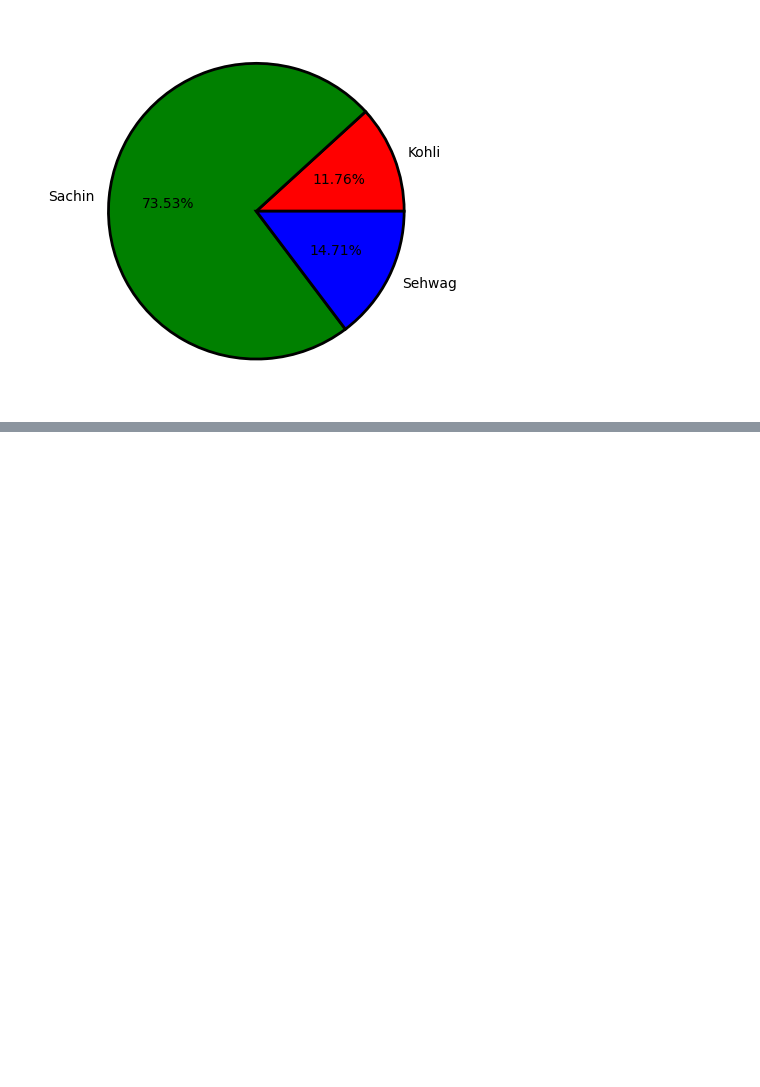
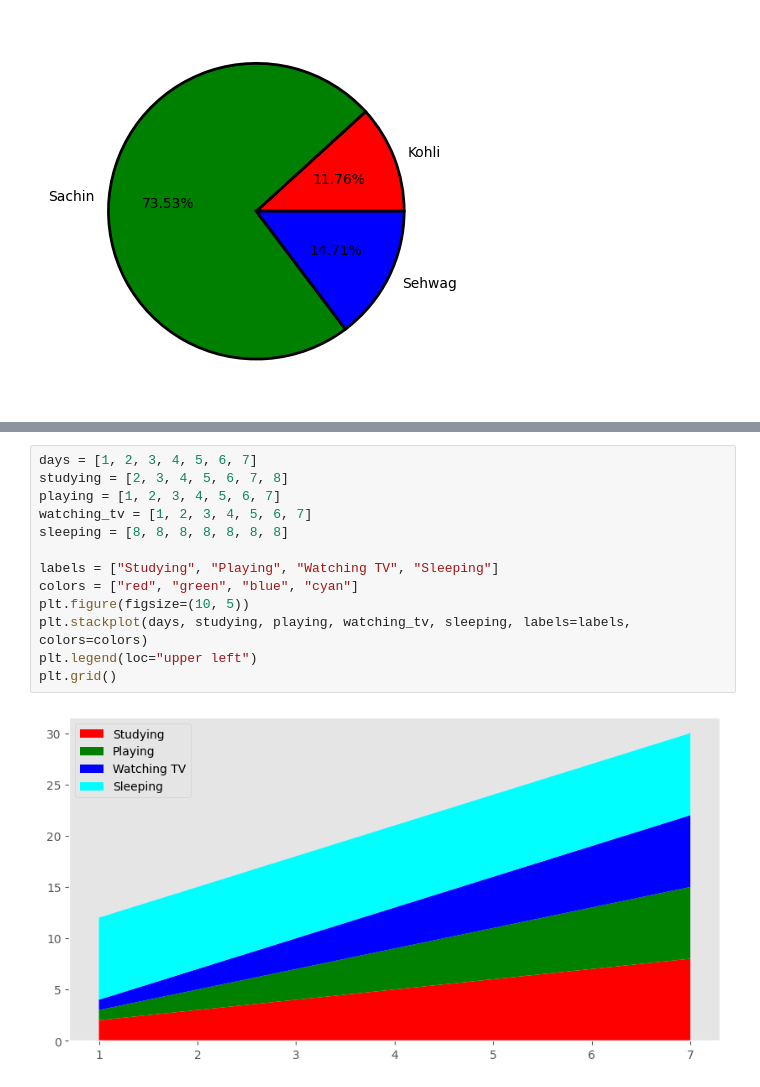
Before and after one commit to ashuwebdevloper/Data-Science-Project, a Jupyter notebook: MatplotlibCodewithharry/1.ipynb, the cells around one changed output, grey strips where cells are left out. Saved outputs shown, nothing was run; the diff lists cells and outputs as text; blank space fills up the shorter version.

```diff
--- a/MatplotlibCodewithharry/1.ipynb
+++ b/MatplotlibCodewithharry/1.ipynb
@@ -128,0 +142,15 @@ plt.show()
+# %%
+days = [1, 2, 3, 4, 5, 6, 7]
+studying = [2, 3, 4, 5, 6, 7, 8]
+playing = [1, 2, 3, 4, 5, 6, 7]
+watching_tv = [1, 2, 3, 4, 5, 6, 7]
+sleeping = [8, 8, 8, 8, 8, 8, 8]
+
+labels = ["Studying", "Playing", "Watching TV", "Sleeping"]
+colors = ["red", "green", "blue", "cyan"]
+plt.figure(figsize=(10, 5))
+plt.stackplot(days, studying, playing, watching_tv, sleeping, labels=labels, colors=colors)
+plt.legend(loc="upper left")
+plt.grid()
+# %% [output]
+[figure, added]
```
Also changed, not shown: parts of 12 cells of this notebook.
